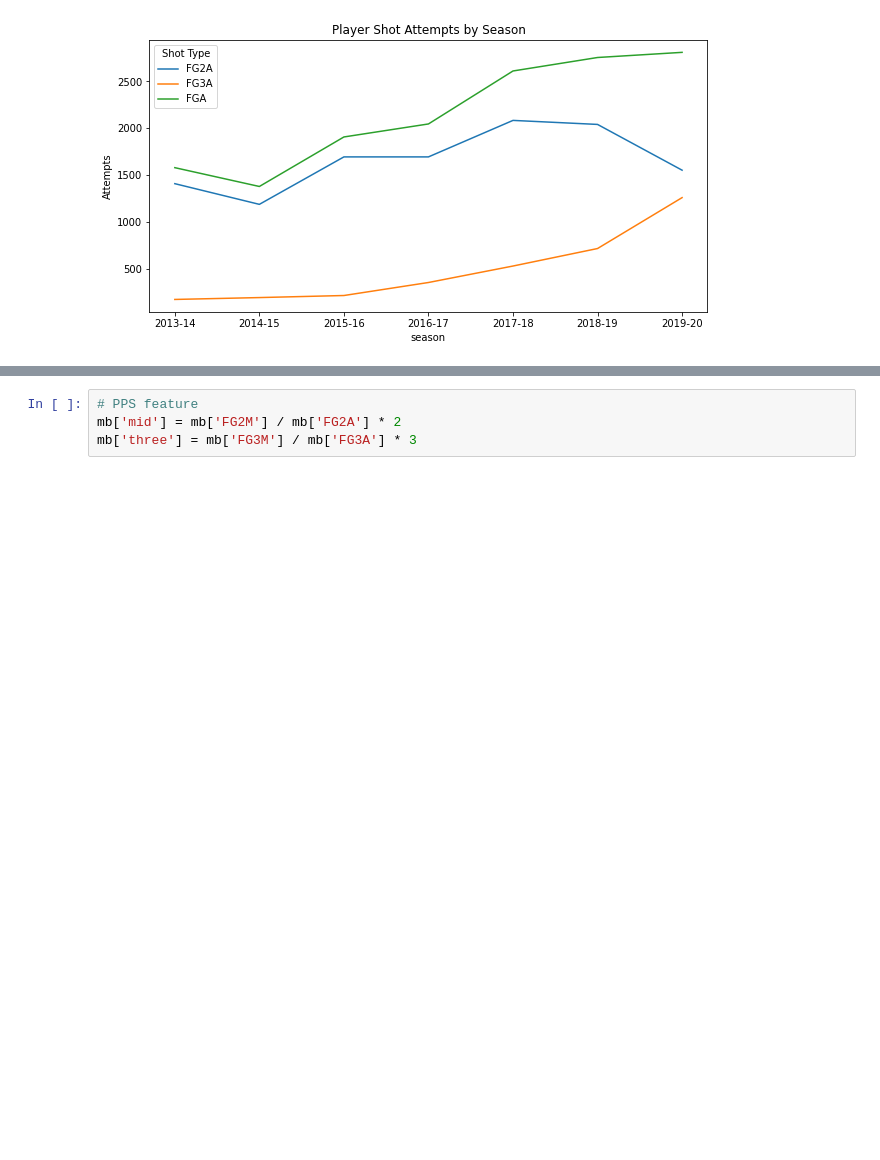
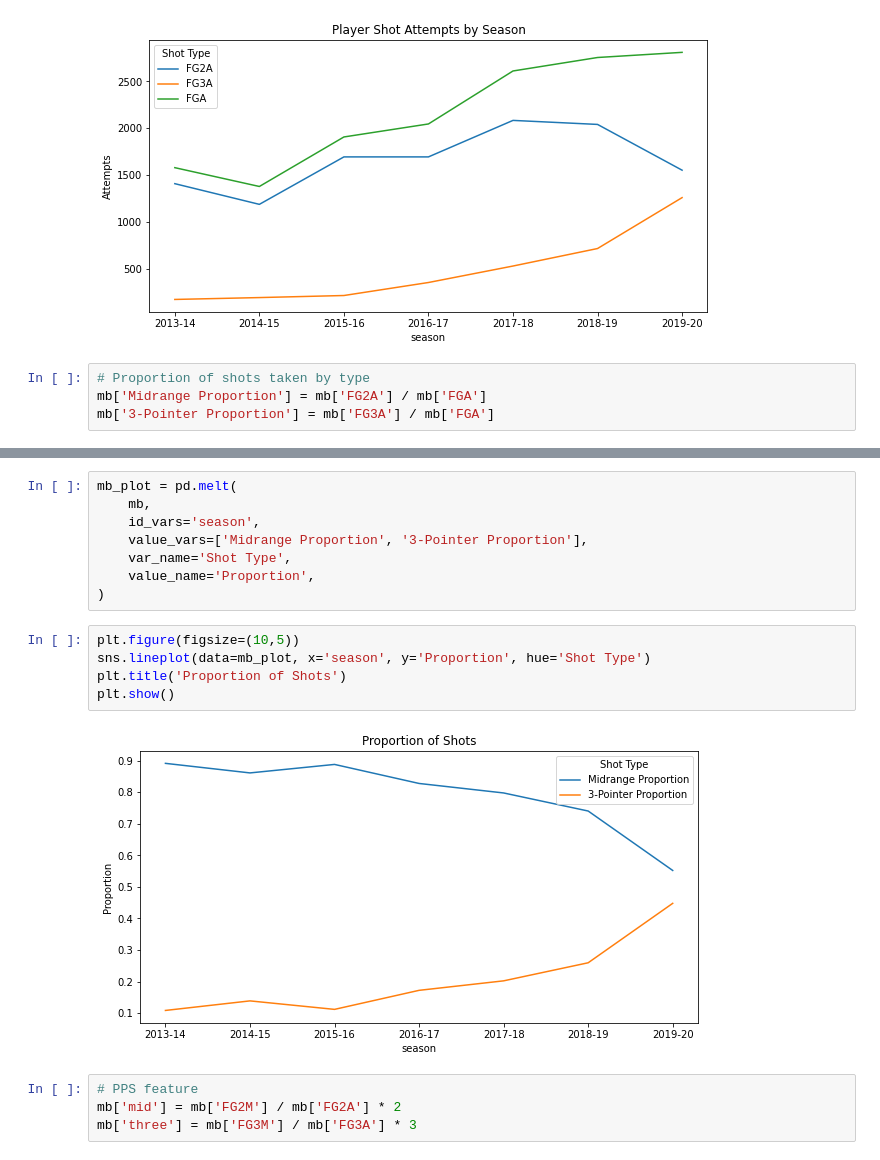
Before and after one commit to wplam107/nba_player_pos, a Jupyter notebook: notebooks/pps_init_eda.ipynb, the cells around one changed output, grey strips where cells are left out. Cells and saved outputs as stored; diff of their text form; blank space fills up the shorter version.

```diff
--- a/notebooks/pps_init_eda.ipynb
+++ b/notebooks/pps_init_eda.ipynb
@@ -291,3 +314,7 @@ plt.title('Player Shot Attempts by Season')
 plt.show()
 # %% [output]
 [figure]
+# %%
+# Proportion of shots taken by type
+mb['Midrange Proportion'] = mb['FG2A'] / mb['FGA']
+mb['3-Pointer Proportion'] = mb['FG3A'] / mb['FGA']
@@ -294,3 +332,18 @@ plt.show()
+# %%
+mb_plot = pd.melt(
+    mb,
+    id_vars='season',
+    value_vars=['Midrange Proportion', '3-Pointer Proportion'],
+    var_name='Shot Type',
+    value_name='Proportion',
+)
+# %%
+plt.figure(figsize=(10,5))
+sns.lineplot(data=mb_plot, x='season', y='Proportion', hue='Shot Type')
+plt.title('Proportion of Shots')
+plt.show()
+# %% [output]
+[figure, added]
 # %%
 # PPS feature
 mb['mid'] = mb['FG2M'] / mb['FG2A'] * 2
```
Also changed, not shown: parts of 8 cells of this notebook.
